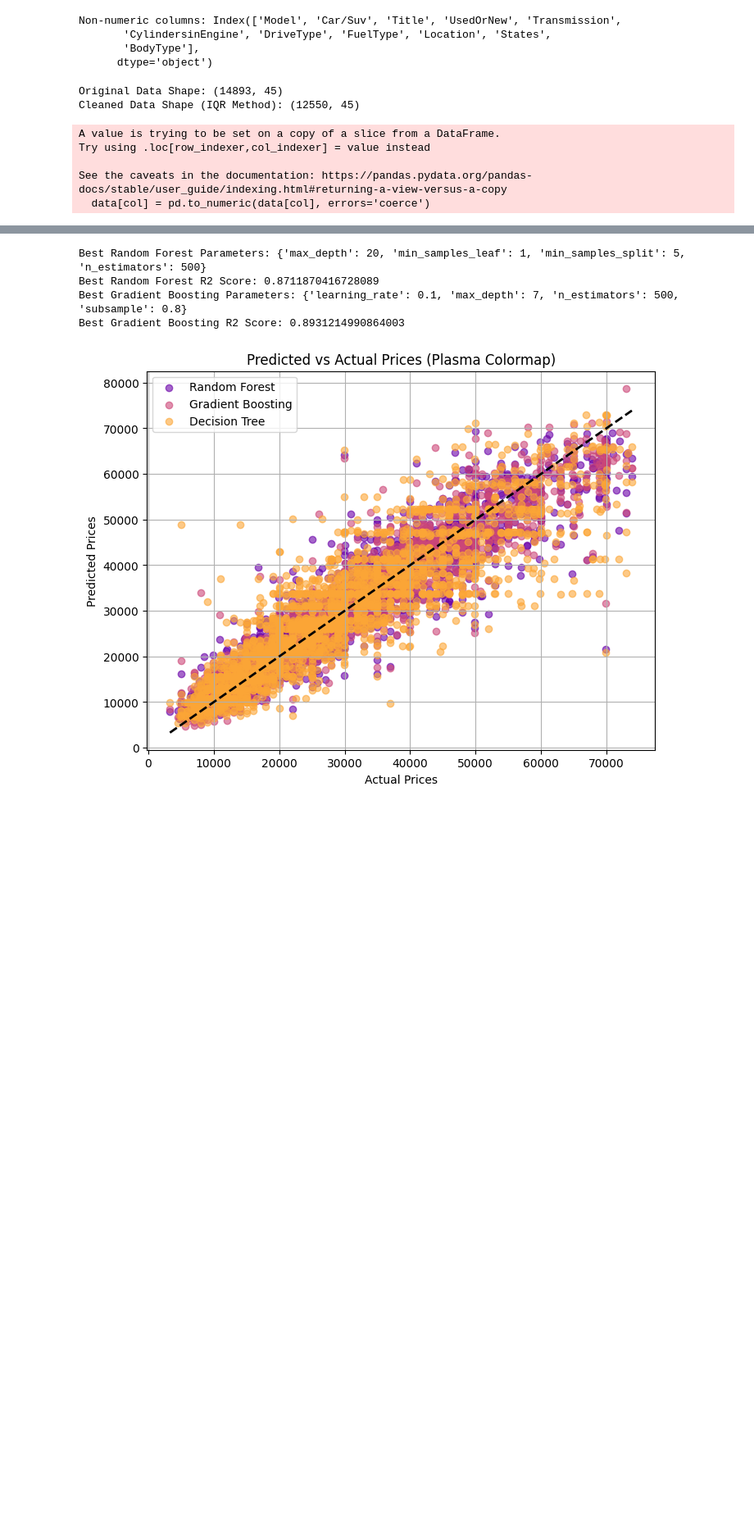
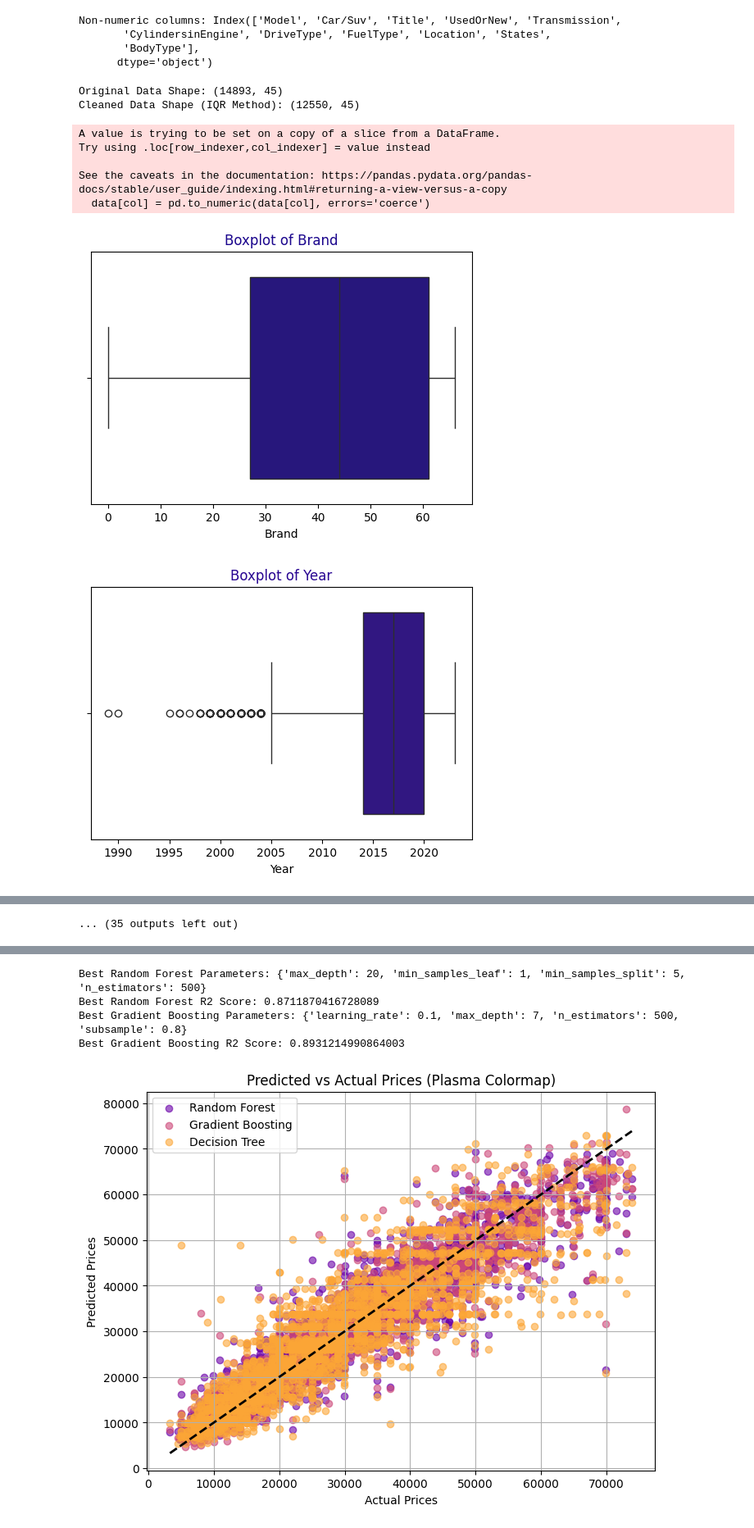
Before and after one commit to AidenPNguyen/Australian-Car-Price-Analysis, a Jupyter notebook: Auscars.ipynb, the cells around one changed output, grey strips where cells are left out. Shown at 82% size. Saved outputs shown, nothing was run; the diff lists cells and outputs as text; code cells hidden in the pictures; blank space fills up the shorter version.

```diff
--- a/Auscars.ipynb
+++ b/Auscars.ipynb
@@ -500,30 +581,44 @@ def remove_outliers_iqr(data, columns):
             upper_bound = Q3 + 1.5 * IQR
             data = data[(data[col] >= lower_bound) & (data[col] <= upper_bound)]
     return data
 
 # Specify columns to check for outliers
 columns_to_check = ['Kilometres', 'Engine', 'FuelConsumption', 'Price']
 
 # Ensure all columns are numeric before applying the IQR method
 for col in columns_to_check:
     if col in ds.columns:
         ds[col] = pd.to_numeric(ds[col], errors='coerce')
 
 # Remove outliers using the IQR method
 cleaned_data = remove_outliers_iqr(ds, columns_to_check)
 
 # Display the cleaned dataset
 print("Original Data Shape:", ds.shape)
 print("Cleaned Data Shape (IQR Method):", cleaned_data.shape)
 
 # Select numeric columns for correlation analysis
 relevant_columns = ['Year', 'FuelConsumption', 'Engine', 'Kilometres', 'Price']
 data_for_corr = cleaned_data[relevant_columns].dropna()
+
+# Function to visualize outliers
+def plot_boxplots(cleaned_data):
+    plasma_cmap = sns.color_palette("plasma", len(cleaned_data.columns))
+    for i, col in enumerate(cleaned_data.columns):
+        plt.figure(figsize=(6, 4))
+        sns.boxplot(x=cleaned_data[col], color=plasma_cmap[i])
+        plt.title(f"Boxplot of {col}", color=plasma_cmap[i])
+        plt.show()
+
+# Plot boxplots to visualize outliers
+plot_boxplots(cleaned_data)
 # %% [output]
 Original Data Shape: (14893, 45)
 Cleaned Data Shape (IQR Method): (12550, 45)
 A value is trying to be set on a copy of a slice from a DataFrame.
 Try using .loc[row_indexer,col_indexer] = value instead
 
 See the caveats in the documentation: https://pandas.pydata.org/pandas-docs/stable/user_guide/indexing.html#returning-a-view-versus-a-copy
   data[col] = pd.to_numeric(data[col], errors='coerce')
+[figure, added]
+[figure, added]
@@ -529,0 +633 @@ See the caveats in the documentation: https://pandas.pydata.org/pandas-docs/stab
+... (35 outputs left out)
```
Also changed, not shown: parts of 17 cells of this notebook, 11 other files.
